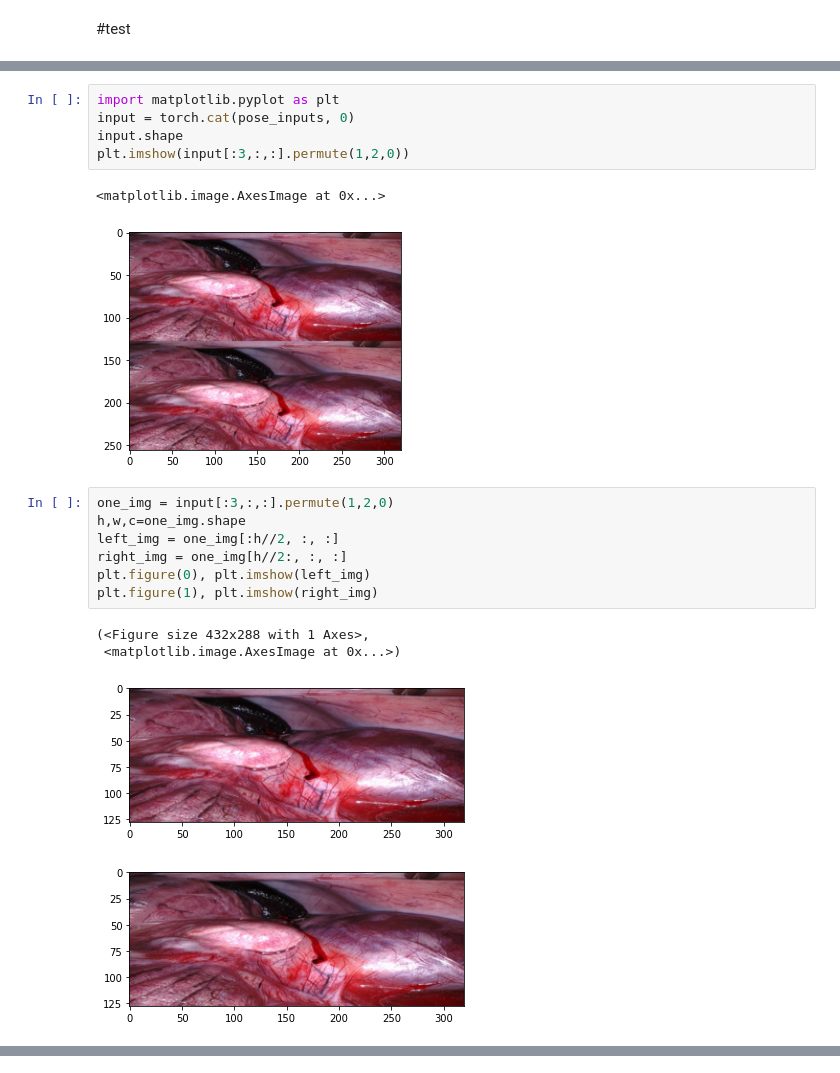
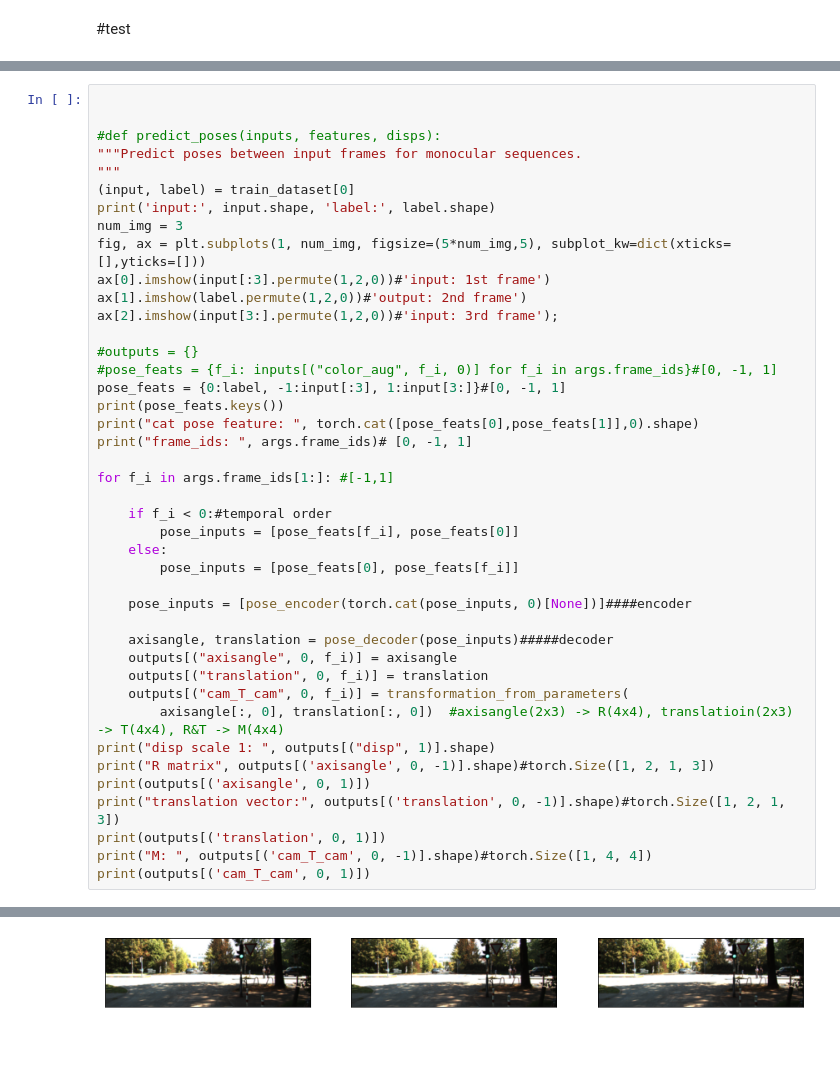
Before and after one commit to xiaowshi/Mono-Depth, a Jupyter notebook: monodep2.ipynb, the cells around one changed output, grey strips where cells are left out. Cells and saved outputs as stored; diff of their text form; blank space fills up the shorter version.

```diff
--- a/monodep2.ipynb
+++ b/monodep2.ipynb
@@ -669,20 +796,43 @@ torch.Size([1, 6, 256, 320])
-# %%
-import matplotlib.pyplot as plt
-input = torch.cat(pose_inputs, 0)
-input.shape
-plt.imshow(input[:3,:,:].permute(1,2,0))
-# %% [output]
-<matplotlib.image.AxesImage at 0x...>
-[figure, removed]
-# %%
-one_img = input[:3,:,:].permute(1,2,0)
-h,w,c=one_img.shape
-left_img = one_img[:h//2, :, :]
-right_img = one_img[h//2:, :, :]
-plt.figure(0), plt.imshow(left_img)
-plt.figure(1), plt.imshow(right_img)
-# %% [output]
-(<Figure size 432x288 with 1 Axes>,
- <matplotlib.image.AxesImage at 0x...>)
-[figure, removed]
-[figure, removed]
+# %%
+
+
+#def predict_poses(inputs, features, disps):
+"""Predict poses between input frames for monocular sequences.
+"""
+(input, label) = train_dataset[0]
+print('input:', input.shape, 'label:', label.shape)
+num_img = 3
+fig, ax = plt.subplots(1, num_img, figsize=(5*num_img,5), subplot_kw=dict(xticks=[],yticks=[]))
+ax[0].imshow(input[:3].permute(1,2,0))#'input: 1st frame')
+ax[1].imshow(label.permute(1,2,0))#'output: 2nd frame')
+ax[2].imshow(input[3:].permute(1,2,0))#'input: 3rd frame');
+
+#outputs = {}
+#pose_feats = {f_i: inputs[("color_aug", f_i, 0)] for f_i in args.frame_ids}#[0, -1, 1]
+pose_feats = {0:label, -1:input[:3], 1:input[3:]}#[0, -1, 1]
+print(pose_feats.keys())
+print("cat pose feature: ", torch.cat([pose_feats[0],pose_feats[1]],0).shape)
+print("frame_ids: ", args.frame_ids)# [0, -1, 1]
+
+for f_i in args.frame_ids[1:]: #[-1,1]
+
+    if f_i < 0:#temporal order
+        pose_inputs = [pose_feats[f_i], pose_feats[0]]
+    else:
+        pose_inputs = [pose_feats[0], pose_feats[f_i]]
+
+    pose_inputs = [pose_encoder(torch.cat(pose_inputs, 0)[None])]####encoder
+
+    axisangle, translation = pose_decoder(pose_inputs)#####decoder
+    outputs[("axisangle", 0, f_i)] = axisangle
+    outputs[("translation", 0, f_i)] = translation
+    outputs[("cam_T_cam", 0, f_i)] = transformation_from_parameters(
+        axisangle[:, 0], translation[:, 0])  #axisangle(2x3) -> R(4x4), translatioin(2x3) -> T(4x4), R&T -> M(4x4)
+print("disp scale 1: ", outputs[("disp", 1)].shape)
+print("R matrix", outputs[('axisangle', 0, -1)].shape)#torch.Size([1, 2, 1, 3])
+print(outputs[('axisangle', 0, 1)])
+print("translation vector:", outputs[('translation', 0, -1)].shape)#torch.Size([1, 2, 1, 3])
+print(outputs[('translation', 0, 1)])
+print("M: ", outputs[('cam_T_cam', 0, -1)].shape)#torch.Size([1, 4, 4])
+print(outputs[('cam_T_cam', 0, 1)])
+# %% [output]
@@ -688,0 +858 @@ plt.figure(1), plt.imshow(right_img)
+[figure, added]
```
Also changed, not shown: parts of 28 cells of this notebook.
